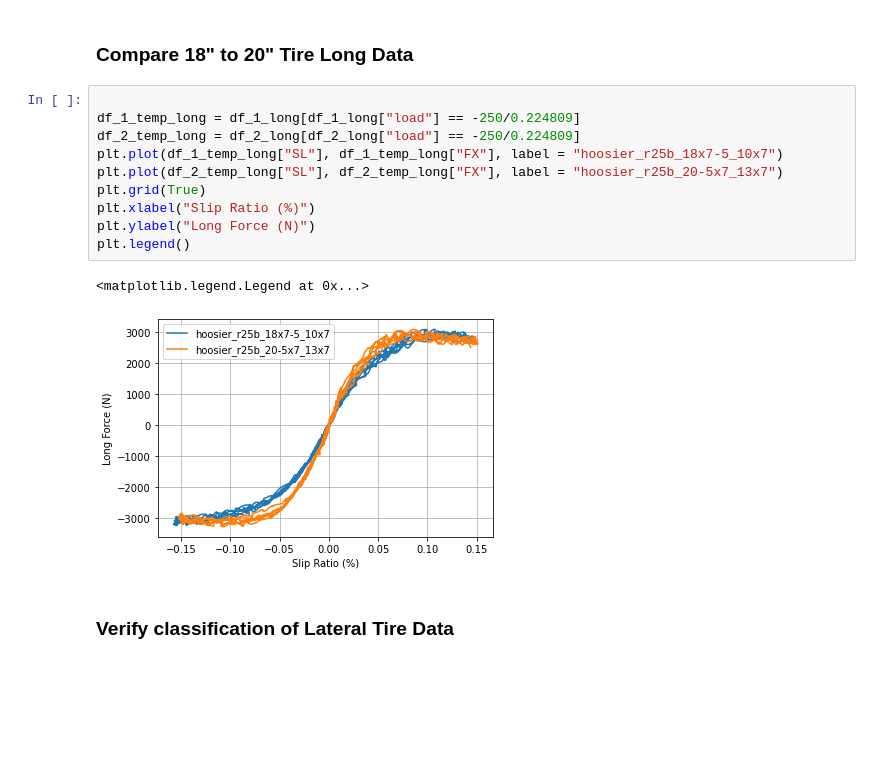
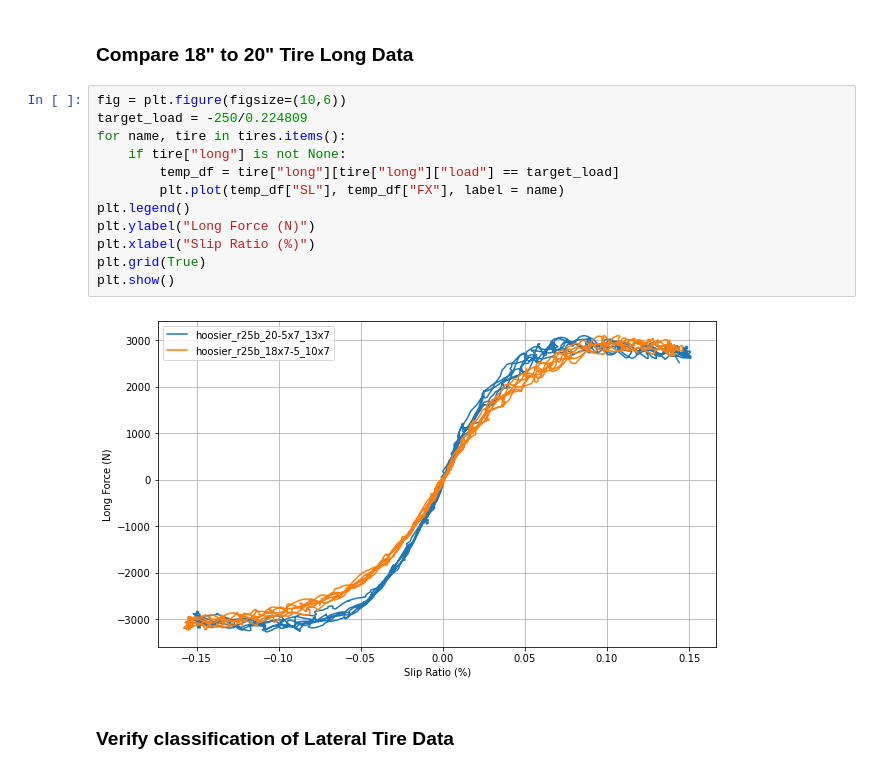
Before and after one commit to kierancoz/tire_analysis, a Jupyter notebook: tire_selection_and_analytics/determine_16in_long.ipynb, the cells around one changed output. Saved outputs shown, nothing was run; the diff lists cells and outputs as text; blank space fills up the shorter version.

```diff
--- a/tire_selection_and_analytics/determine_16in_long.ipynb
+++ b/tire_selection_and_analytics/determine_16in_long.ipynb
@@ -81,17 +74,18 @@ plt.show()
 # %% [markdown]
 ### Compare 18" to 20" Tire Long Data
-# %%
-
-df_1_temp_long = df_1_long[df_1_long["load"] == -250/0.224809]
-df_2_temp_long = df_2_long[df_2_long["load"] == -250/0.224809]
-plt.plot(df_1_temp_long["SL"], df_1_temp_long["FX"], label = "hoosier_r25b_18x7-5_10x7")
-plt.plot(df_2_temp_long["SL"], df_2_temp_long["FX"], label = "hoosier_r25b_20-5x7_13x7")
-plt.grid(True)
-plt.xlabel("Slip Ratio (%)")
-plt.ylabel("Long Force (N)")
-plt.legend()
-# %% [output]
-<matplotlib.legend.Legend at 0x...>
-[figure, removed]
+# %%
+fig = plt.figure(figsize=(10,6))
+target_load = -250/0.224809
+for name, tire in tires.items():
+    if tire["long"] is not None:
+        temp_df = tire["long"][tire["long"]["load"] == target_load]
+        plt.plot(temp_df["SL"], temp_df["FX"], label = name)
+plt.legend()
+plt.ylabel("Long Force (N)")
+plt.xlabel("Slip Ratio (%)")
+plt.grid(True)
+plt.show()
+# %% [output]
+[figure, added]
 # %% [markdown]
 ### Verify classification of Lateral Tire Data
```
Also changed, not shown: parts of 17 cells of this notebook, 2 other files.
